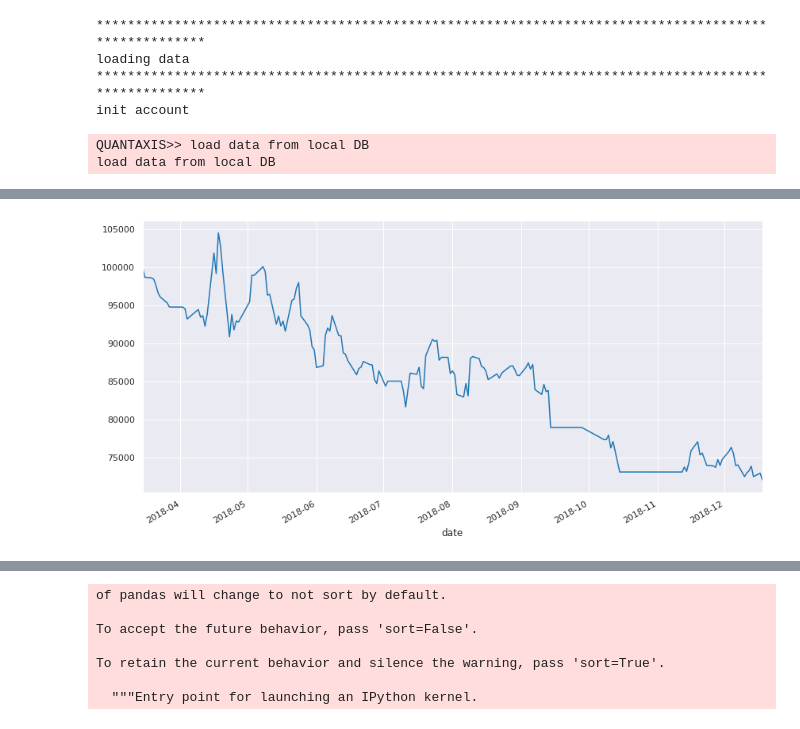
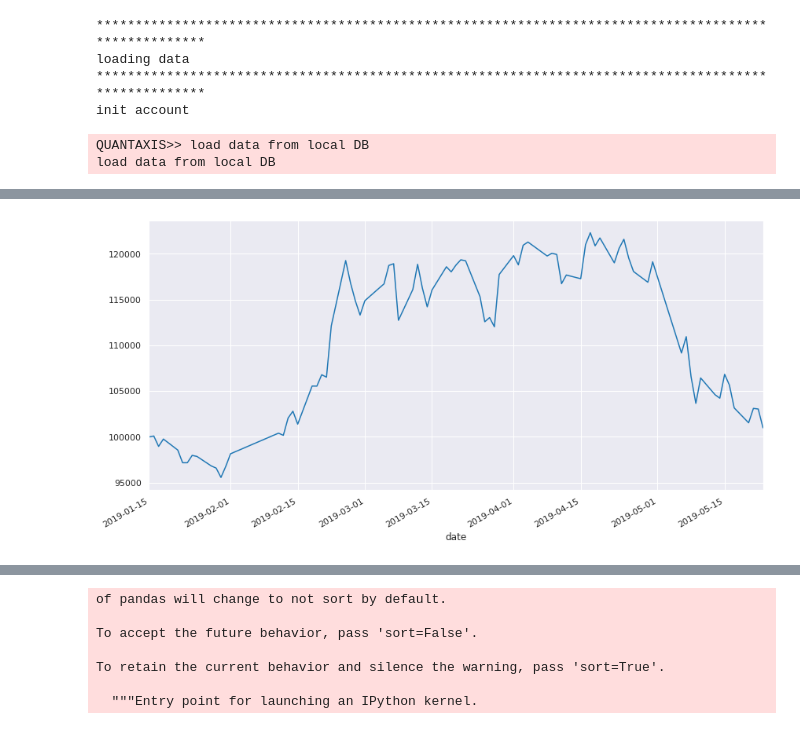
Before and after one commit to mildone/strategy, a Jupyter notebook: bt.ipynb, the cells around one changed output, grey strips where cells are left out. Cells and saved outputs as stored; diff of their text form; code cells hidden in the pictures.

```diff
--- a/bt.ipynb
+++ b/bt.ipynb
@@ -1817,12 +1878,12 @@ def triNetv6(sample,short=5, long=10, freq='30min'):
     cur = datetime.datetime.now()
     # endtime = str(cur.year) + '-' + str(cur.month) + '-' + str(cur.day)
     #endtime = '2020-06-01'
-    endtime = '2019-01-01'
+    endtime = '2019-06-01'
     cl = ['000977', '600745','002889','600340','000895','600019','600028',
           '601857','600585','002415','002475','600031','600276','600009','601318',
           '000333','600031','002384','002241','600703','000776','600897','600085']
     # data = loadLocalData(codelist, '2019-01-01', endtime)
-    data = loadLocalData(cl, '2018-01-01', endtime)
+    data = loadLocalData(cl, '2019-01-01', endtime)
     data = data.to_qfq()
     print('*' * 100)
     print('prepare data for back test')
@@ -1840,7 +1901,7 @@ def triNetv6(sample,short=5, long=10, freq='30min'):
     #45/10 with a50, that's -1
     #ind = data.add_func(doubleAvgmin)
 
-    ind = data.add_func(triNetv5)
+    ind = data.add_func(triNetv4)
 
 
     #ind = data.add_func(bollStrategy)
@@ -1849,7 +1910,7 @@ def triNetv6(sample,short=5, long=10, freq='30min'):
     #ind = data.add_func(EMAOP)
     # cur = datetime.datetime.now()
     # endtime = str(cur.year) + '-' + str(cur.month) + '-' + str(cur.day)
-    data_forbacktest = data.select_time('2018-01-01', endtime)
+    data_forbacktest = data.select_time('2019-01-01', endtime)
     deal = {}
     for items in data_forbacktest.panel_gen:
         for item in items.security_gen:
@@ -1947,2 +2008,2 @@ winning ratio is 0.25
-[figure, old version]
+[figure, new version]
 # %%
```
Also changed, not shown: parts of 9 cells of this notebook, 2 other files.
